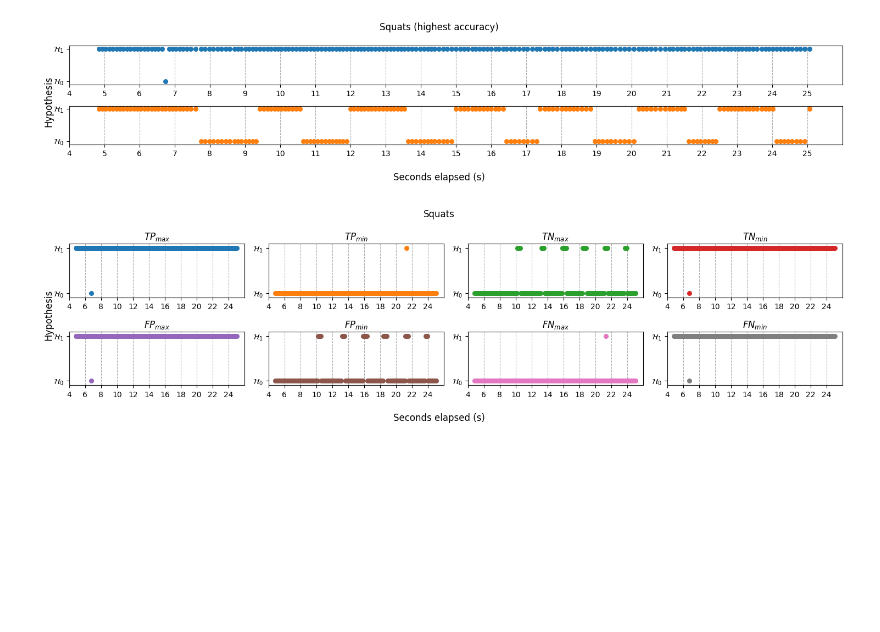
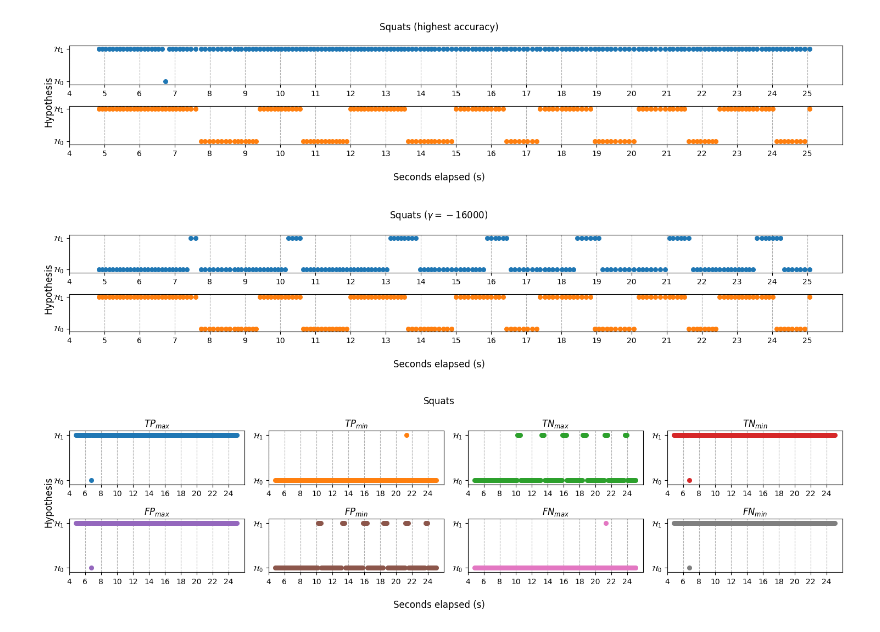
Before and after one commit to sjb296/linear-motion-detection, a Jupyter notebook: main.ipynb, the cells around one changed output. Cells and saved outputs as stored; diff of their text form; code cells hidden in the pictures; blank space fills up the shorter version.

```diff
--- a/main.ipynb
+++ b/main.ipynb
@@ -1366,6 +1368,23 @@ plt.suptitle("Squats (highest accuracy)")
 plt.tight_layout()
 # %% [output]
 [figure]
+# %%
+# Plot where gamma = -16000
+# Convert gamma -16000 to position between upper and lower gamma bunds
+idx = int((-16000 - squat_50_10_gamma_lower) / squat_50_10_gamma_step)
+
+side_by_side_hyps(
+    squat_df_trim_s10["seconds_elapsed"],
+    squat_50_10_hyp_sets[idx],
+    squat_df_trim_s10["hypothesis"],
+    4,
+    26,
+    s=dot_size
+)
+plt.suptitle("Squats ($\gamma = -16000$)")
+plt.tight_layout()
+# %% [output]
+[figure, added]
 # %%
 # Squats octa plot
 hyps_octa_plot(
```
Also changed, not shown: parts of 20 cells of this notebook, 4 other files.
